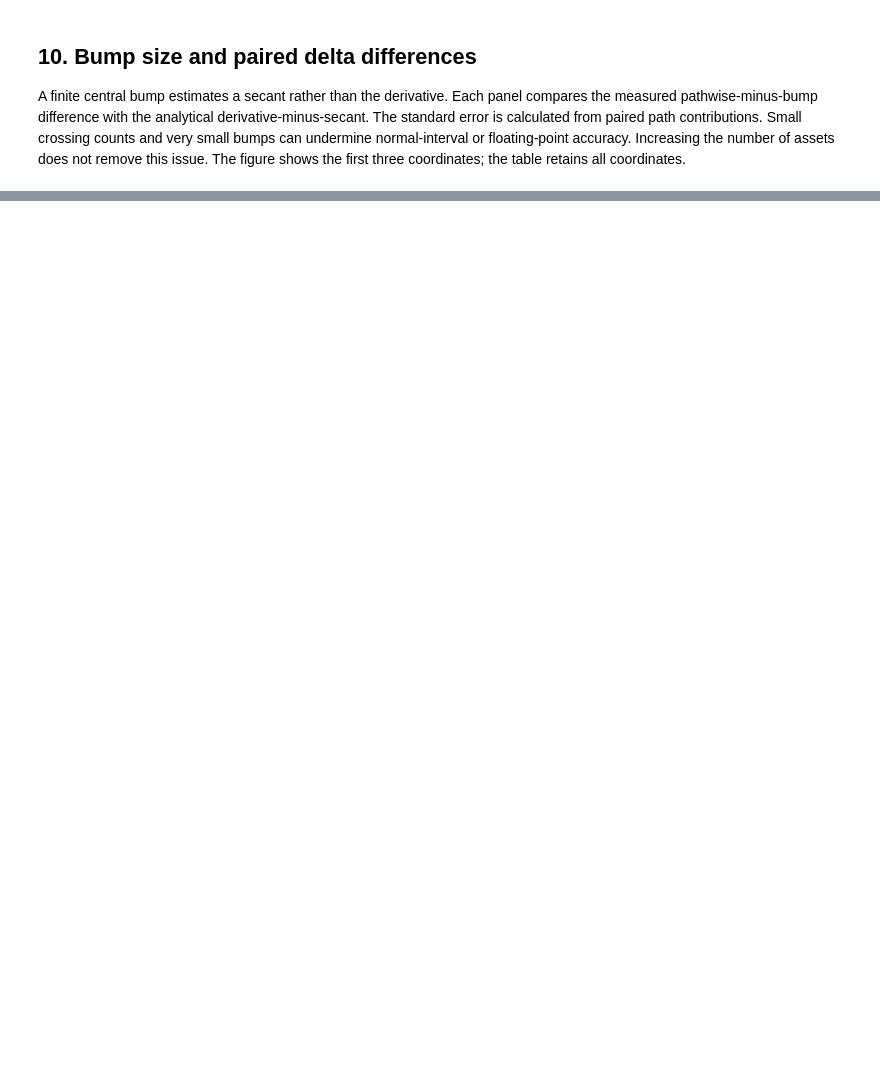
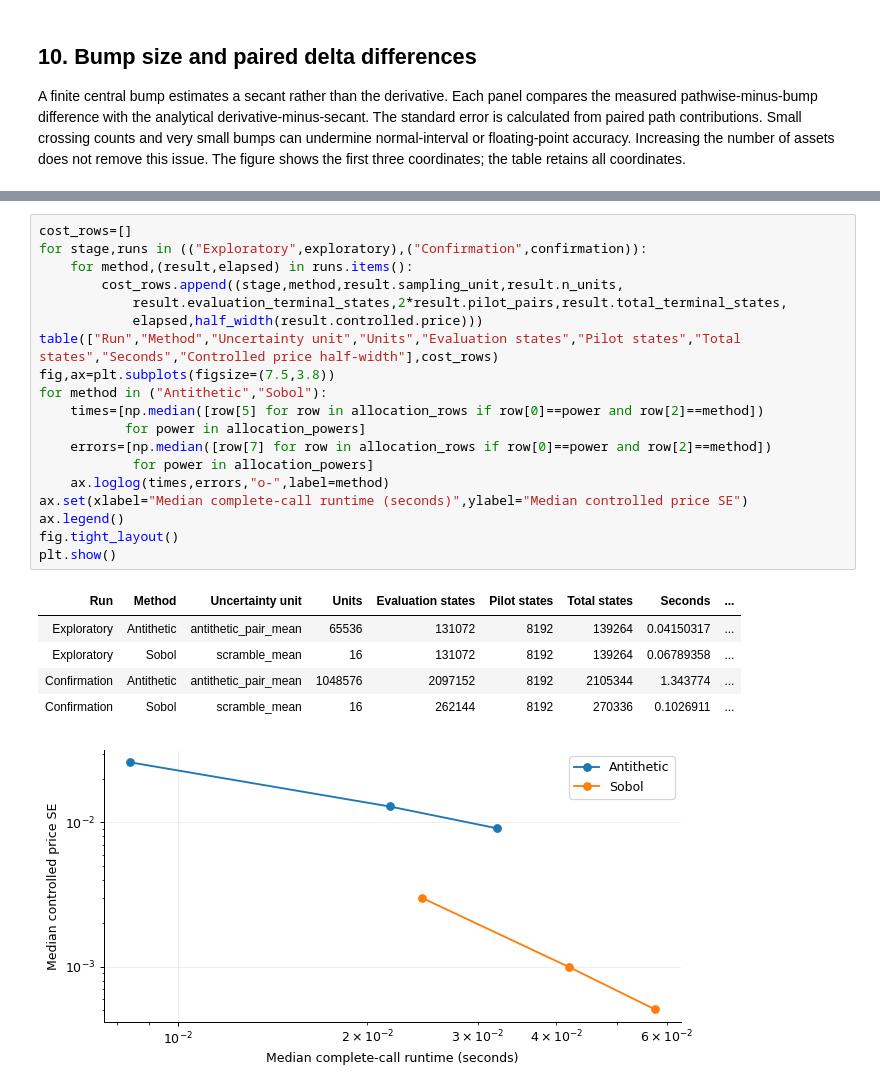
Before and after one commit to KVInator/deep-bsde-pricing, a Jupyter notebook: notebooks/02_basket_references.ipynb, the cells around one changed output, grey strips where cells are left out. Cells and saved outputs as stored; diff of their text form; blank space fills up the shorter version.

```diff
--- a/notebooks/02_basket_references.ipynb
+++ b/notebooks/02_basket_references.ipynb
@@ -424,3 +620,29 @@ table(["Asset","Relative bump","Paired difference","Paired SE","Analytical gap",
+# %%
+cost_rows=[]
+for stage,runs in (("Exploratory",exploratory),("Confirmation",confirmation)):
+    for method,(result,elapsed) in runs.items():
+        cost_rows.append((stage,method,result.sampling_unit,result.n_units,
+            result.evaluation_terminal_states,2*result.pilot_pairs,result.total_terminal_states,
+            elapsed,half_width(result.controlled.price)))
+table(["Run","Method","Uncertainty unit","Units","Evaluation states","Pilot states","Total states","Seconds","Controlled price half-width"],cost_rows)
+fig,ax=plt.subplots(figsize=(7.5,3.8))
+for method in ("Antithetic","Sobol"):
+    times=[np.median([row[5] for row in allocation_rows if row[0]==power and row[2]==method])
+           for power in allocation_powers]
+    errors=[np.median([row[7] for row in allocation_rows if row[0]==power and row[2]==method])
+            for power in allocation_powers]
+    ax.loglog(times,errors,"o-",label=method)
+ax.set(xlabel="Median complete-call runtime (seconds)",ylabel="Median controlled price SE")
+ax.legend()
+fig.tight_layout()
+plt.show()
+# %% [output]
+| Run | Method | Uncertainty unit | Units | Evaluation states | Pilot states | Total states | Seconds | ... |
+| Exploratory | Antithetic | antithetic_pair_mean | 65536 | 131072 | 8192 | 139264 | 0.04150317 | ... |
+| Exploratory | Sobol | scramble_mean | 16 | 131072 | 8192 | 139264 | 0.06789358 | ... |
+| Confirmation | Antithetic | antithetic_pair_mean | 1048576 | 2097152 | 8192 | 2105344 | 1.343774 | ... |
+| Confirmation | Sobol | scramble_mean | 16 | 262144 | 8192 | 270336 | 0.1026911 | ... |
+[figure, added]
 # %% [markdown]
 ## Interpretation and scope
 
```
Also changed, not shown: parts of 13 cells of this notebook, 7 other files.
